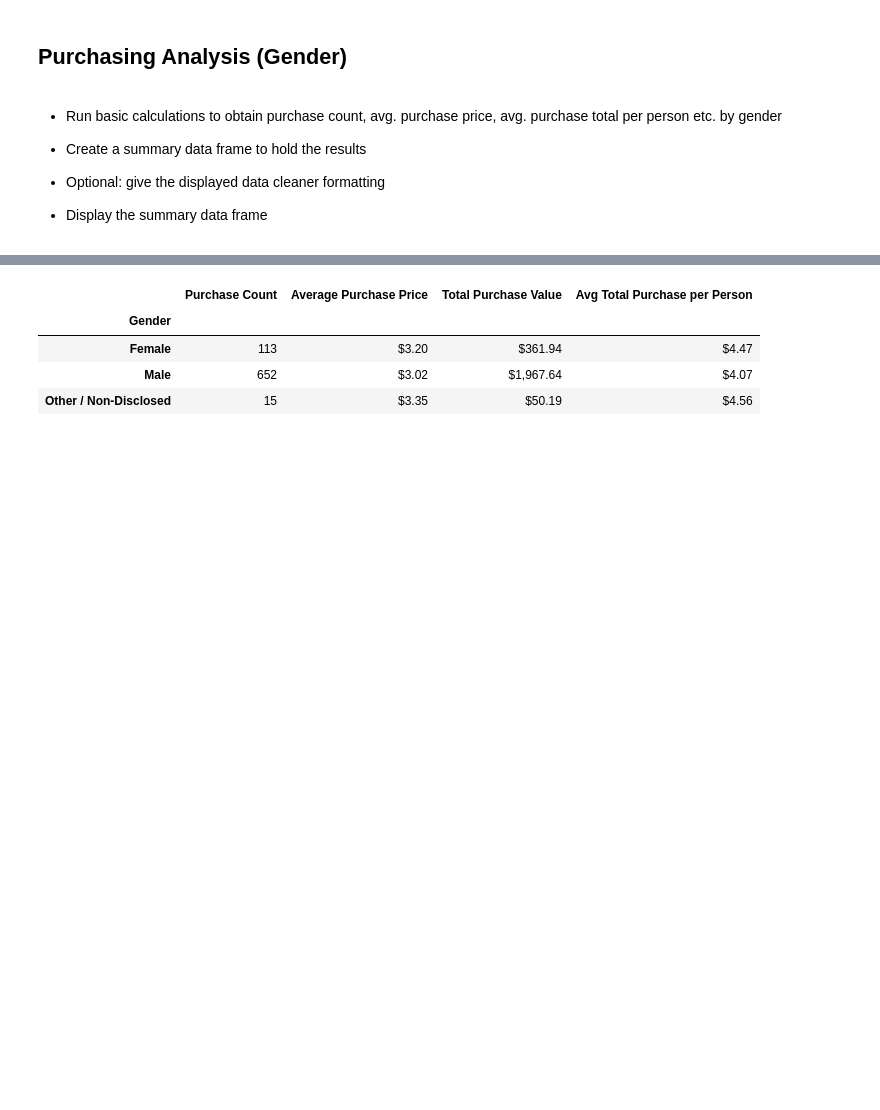
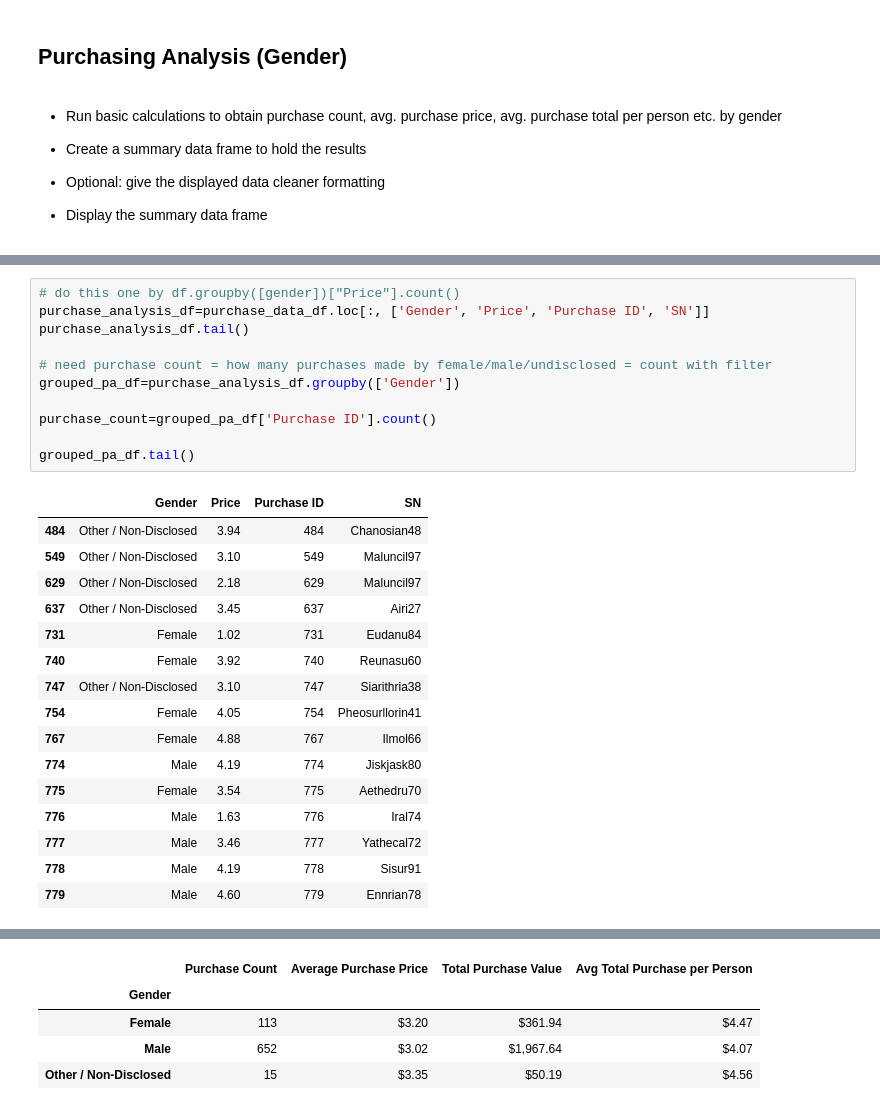
Before and after one commit to acsours/pandas-challenge, a Jupyter notebook: HeroesofPymoli/HeroesOfPymoli_starter-Copy1.ipynb, the cells around one changed output, grey strips where cells are left out. Saved outputs shown, nothing was run; the diff lists cells and outputs as text; blank space fills up the shorter version.

Commit message:
Purchasing analysis by gender complete

```diff
--- a/HeroesofPymoli/HeroesOfPymoli_starter-Copy1.ipynb
+++ b/HeroesofPymoli/HeroesOfPymoli_starter-Copy1.ipynb
@@ -185,0 +187,28 @@ gender_demo_df.sort_values('Percentage of Players', ascending=False)
+# %%
+# do this one by df.groupby([gender])["Price"].count()
+purchase_analysis_df=purchase_data_df.loc[:, ['Gender', 'Price', 'Purchase ID', 'SN']]
+purchase_analysis_df.tail()
+
+# need purchase count = how many purchases made by female/male/undisclosed = count with filter
+grouped_pa_df=purchase_analysis_df.groupby(['Gender'])
+
+purchase_count=grouped_pa_df['Purchase ID'].count()
+
+grouped_pa_df.tail()
+# %% [output]
+|  | Gender | Price | Purchase ID | SN |
+| 484 | Other / Non-Disclosed | 3.94 | 484 | Chanosian48 |
+| 549 | Other / Non-Disclosed | 3.10 | 549 | Maluncil97 |
+| 629 | Other / Non-Disclosed | 2.18 | 629 | Maluncil97 |
+| 637 | Other / Non-Disclosed | 3.45 | 637 | Airi27 |
+| 731 | Female | 1.02 | 731 | Eudanu84 |
+| 740 | Female | 3.92 | 740 | Reunasu60 |
+| 747 | Other / Non-Disclosed | 3.10 | 747 | Siarithria38 |
+| 754 | Female | 4.05 | 754 | Pheosurllorin41 |
+| 767 | Female | 4.88 | 767 | Ilmol66 |
+| 774 | Male | 4.19 | 774 | Jiskjask80 |
+| 775 | Female | 3.54 | 775 | Aethedru70 |
+| 776 | Male | 1.63 | 776 | Iral74 |
+| 777 | Male | 3.46 | 777 | Yathecal72 |
+| 778 | Male | 4.19 | 778 | Sisur91 |
+| 779 | Male | 4.60 | 779 | Ennrian78 |
```
Also changed, not shown: parts of 9 cells of this notebook.
